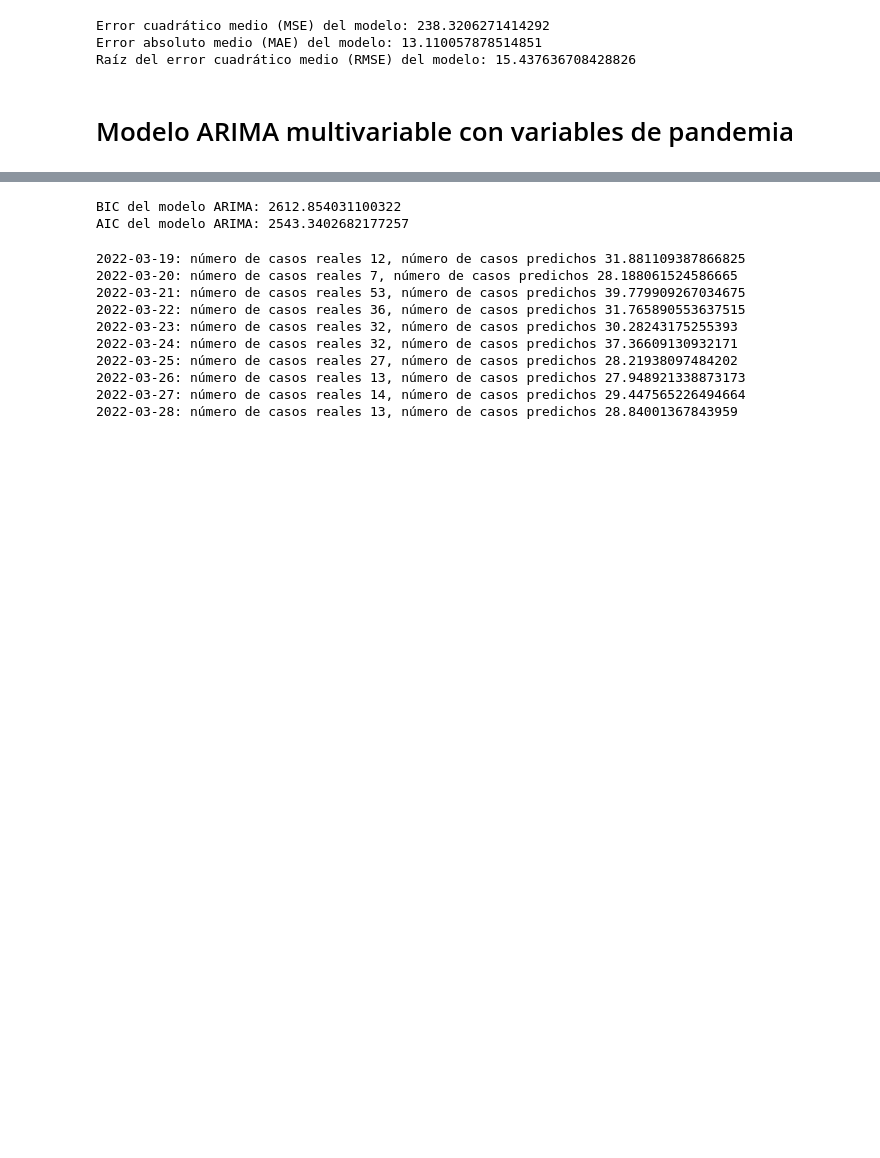
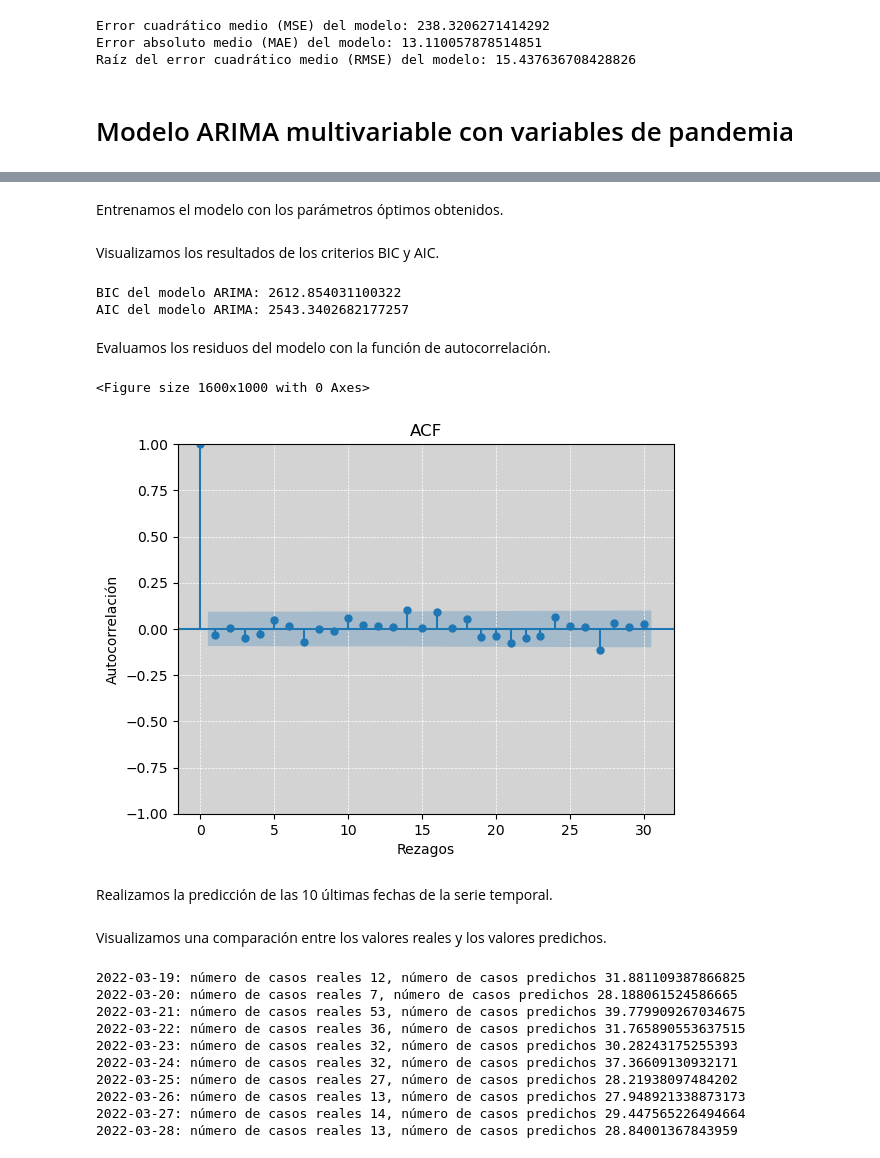
Before and after one commit to jalonsouoc/TFM, a Jupyter notebook: code/ARIMA_LaGomera.ipynb, the cells around one changed output, grey strips where cells are left out. Drawn from its saved outputs; the diff is of its cells as text; code cells hidden in the pictures; blank space fills up the shorter version.

```diff
--- a/code/ARIMA_LaGomera.ipynb
+++ b/code/ARIMA_LaGomera.ipynb
@@ -310,16 +413,31 @@ Raíz del error cuadrático medio (RMSE) del modelo: 15.437636708428826
 # %%
 train = datos_LaGomera_arima_mult_covid.iloc[:len(datos_LaGomera_arima_mult_covid) - n_dias]
 test =  datos_LaGomera_arima_mult_covid.iloc[len(datos_LaGomera_arima_mult_covid) - n_dias:]
+# %% [markdown]
+Entrenamos el modelo con los parámetros óptimos obtenidos.
 # %%
 arima_LaGomera = ARIMA(endog=train[objetivo],exog=train[variables_covid], order=(p, d, q), freq = 'D')
 modelo_arima_LaGomera = arima_LaGomera.fit()
+# %% [markdown]
+Visualizamos los resultados de los criterios BIC y AIC.
 # %%
 visualizar_bic_aic(modelo_arima_LaGomera)
 # %% [output]
 BIC del modelo ARIMA: 2612.854031100322
 AIC del modelo ARIMA: 2543.3402682177257
+# %% [markdown]
+Evaluamos los residuos del modelo con la función de autocorrelación.
+# %%
+visualizar_acf(modelo_arima_LaGomera.resid, 30)
+# %% [output]
+<Figure size 1600x1000 with 0 Axes>
+[figure, added]
+# %% [markdown]
+Realizamos la predicción de las 10 últimas fechas de la serie temporal.
 # %%
 pred = modelo_arima_LaGomera.forecast(steps=n_dias, exog=test[variables_covid])
+# %% [markdown]
+Visualizamos una comparación entre los valores reales y los valores predichos.
 # %%
 visualizar_resultados_texto(test, pred, objetivo)
 # %% [output]
```
Also changed, not shown: parts of 51 cells of this notebook.
